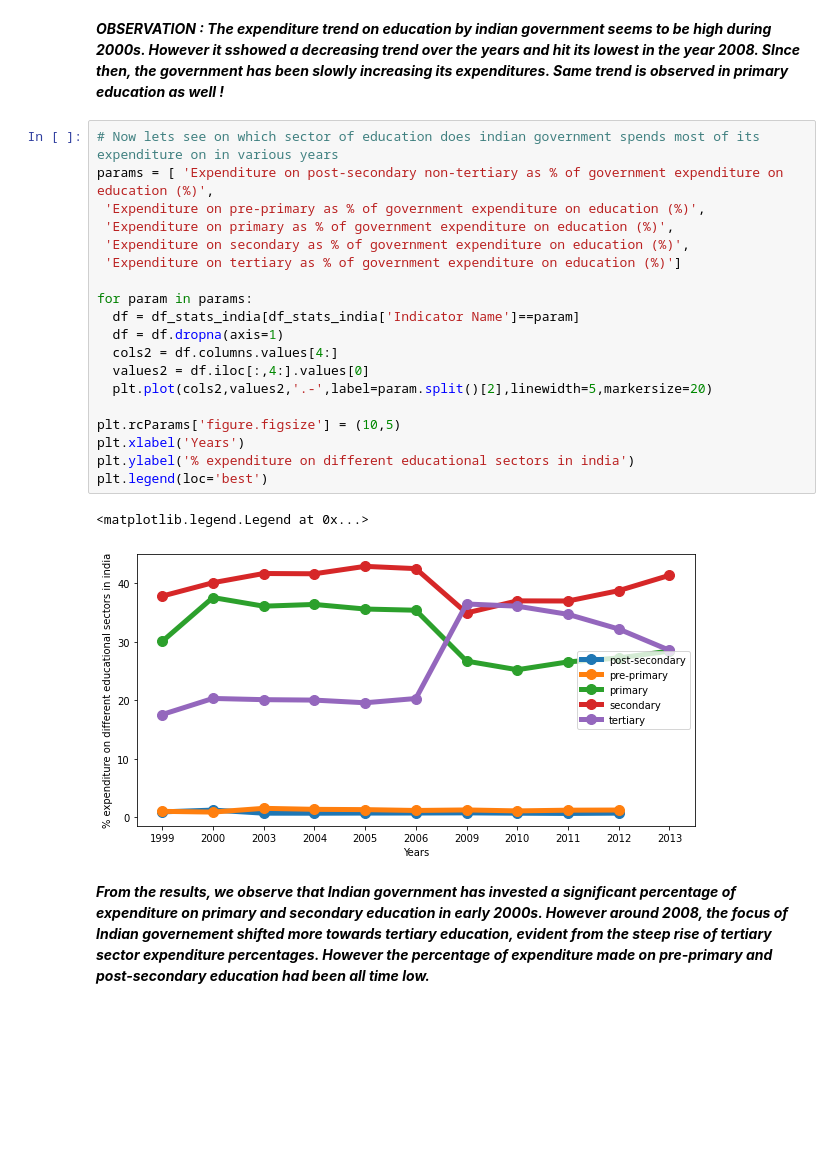
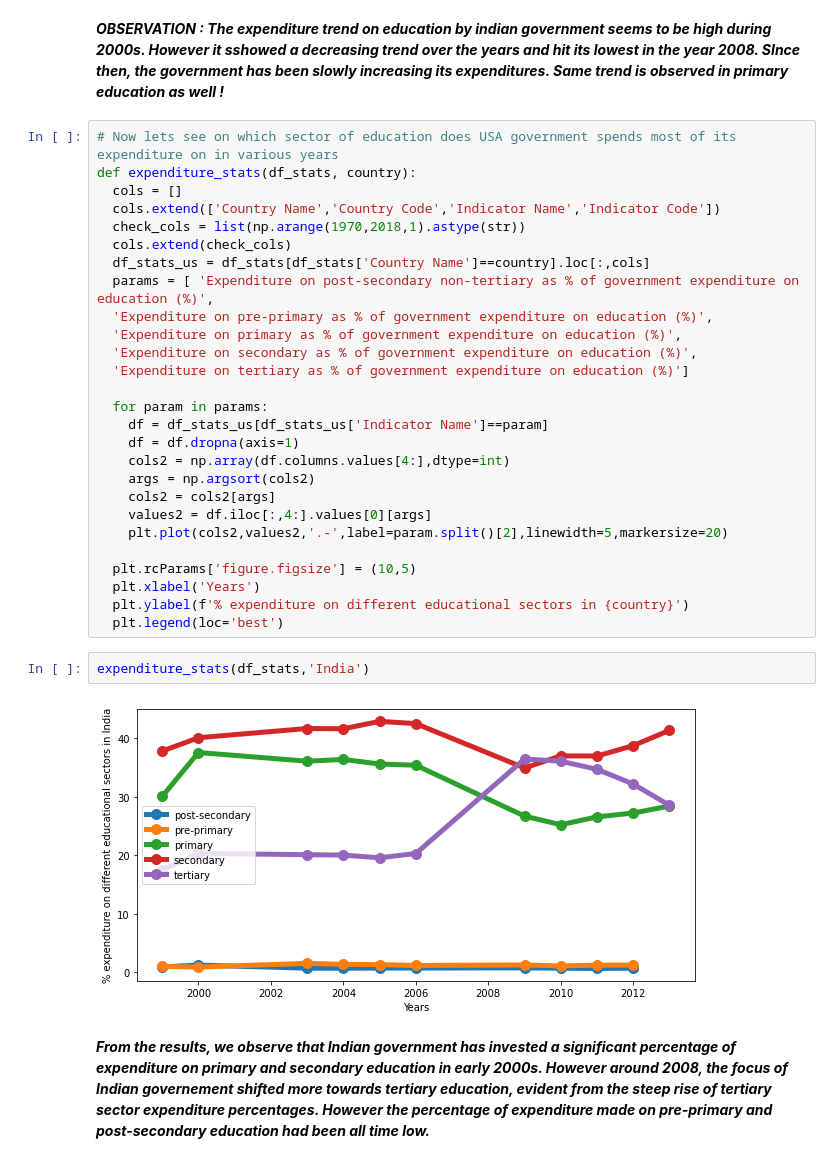
Before and after one commit to SmrutiRanjan27/worldbank-global-education-analysis, a Jupyter notebook: Smruti_Ranjan_WorldBank_Global_Education_Analysis.ipynb, the cells around one changed output. Saved outputs shown, nothing was run; the diff lists cells and outputs as text; blank space fills up the shorter version.

```diff
--- a/Smruti_Ranjan_WorldBank_Global_Education_Analysis.ipynb
+++ b/Smruti_Ranjan_WorldBank_Global_Education_Analysis.ipynb
@@ -549,27 +549,36 @@ Text(0, 0.5, '% educational expenditure on primary education in india')
 # %% [markdown]
 ***OBSERVATION : The expenditure trend on education by indian government seems to be high during 2000s. However it sshowed a decreasing trend over the years and hit its lowest in the year 2008. SInce then, the government has been slowly increasing its expenditures. Same trend is observed in primary education as well !***
 # %%
-# Now lets see on which sector of education does indian government spends most of its expenditure on in various years
-params = [ 'Expenditure on post-secondary non-tertiary as % of government expenditure on education (%)',
- 'Expenditure on pre-primary as % of government expenditure on education (%)',
- 'Expenditure on primary as % of government expenditure on education (%)',
- 'Expenditure on secondary as % of government expenditure on education (%)',
- 'Expenditure on tertiary as % of government expenditure on education (%)']
+# Now lets see on which sector of education does USA government spends most of its expenditure on in various years
+def expenditure_stats(df_stats, country):
+  cols = []
+  cols.extend(['Country Name','Country Code','Indicator Name','Indicator Code'])
+  check_cols = list(np.arange(1970,2018,1).astype(str))
+  cols.extend(check_cols)
+  df_stats_us = df_stats[df_stats['Country Name']==country].loc[:,cols]
+  params = [ 'Expenditure on post-secondary non-tertiary as % of government expenditure on education (%)',
+  'Expenditure on pre-primary as % of government expenditure on education (%)',
+  'Expenditure on primary as % of government expenditure on education (%)',
+  'Expenditure on secondary as % of government expenditure on education (%)',
+  'Expenditure on tertiary as % of government expenditure on education (%)']
 
-for param in params:
-  df = df_stats_india[df_stats_india['Indicator Name']==param]
-  df = df.dropna(axis=1)
-  cols2 = df.columns.values[4:]
-  values2 = df.iloc[:,4:].values[0]
-  plt.plot(cols2,values2,'.-',label=param.split()[2],linewidth=5,markersize=20)
+  for param in params:
+    df = df_stats_us[df_stats_us['Indicator Name']==param]
+    df = df.dropna(axis=1)
+    cols2 = np.array(df.columns.values[4:],dtype=int)
+    args = np.argsort(cols2)
+    cols2 = cols2[args]
+    values2 = df.iloc[:,4:].values[0][args]
+    plt.plot(cols2,values2,'.-',label=param.split()[2],linewidth=5,markersize=20)
 
-plt.rcParams['figure.figsize'] = (10,5)
-plt.xlabel('Years')
-plt.ylabel('% expenditure on different educational sectors in india')
-plt.legend(loc='best')
+  plt.rcParams['figure.figsize'] = (10,5)
+  plt.xlabel('Years')
+  plt.ylabel(f'% expenditure on different educational sectors in {country}')
+  plt.legend(loc='best')
-# %% [output]
-<matplotlib.legend.Legend at 0x...>
-[figure, removed]
+# %%
+expenditure_stats(df_stats,'India')
+# %% [output]
+[figure, added]
 # %% [markdown]
 ***From the results, we observe that Indian government has invested a significant percentage of expenditure on primary and secondary education in early 2000s. However around 2008, the focus of Indian governement shifted more towards tertiary education, evident from the steep rise of tertiary sector expenditure percentages. However the percentage of expenditure made on pre-primary and post-secondary education had been all time low.***
 # %% [markdown]
```
Also changed, not shown: parts of 14 cells of this notebook.
